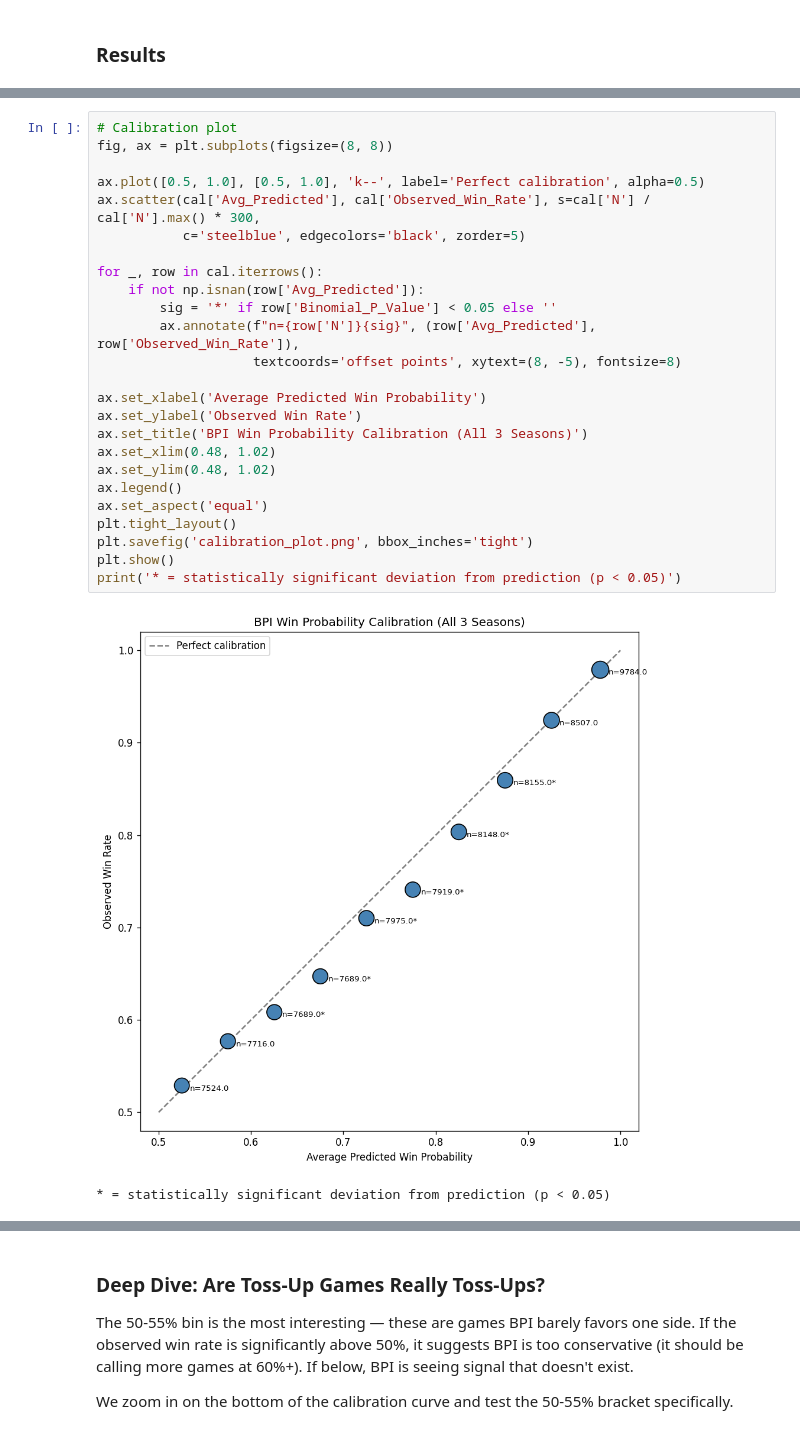
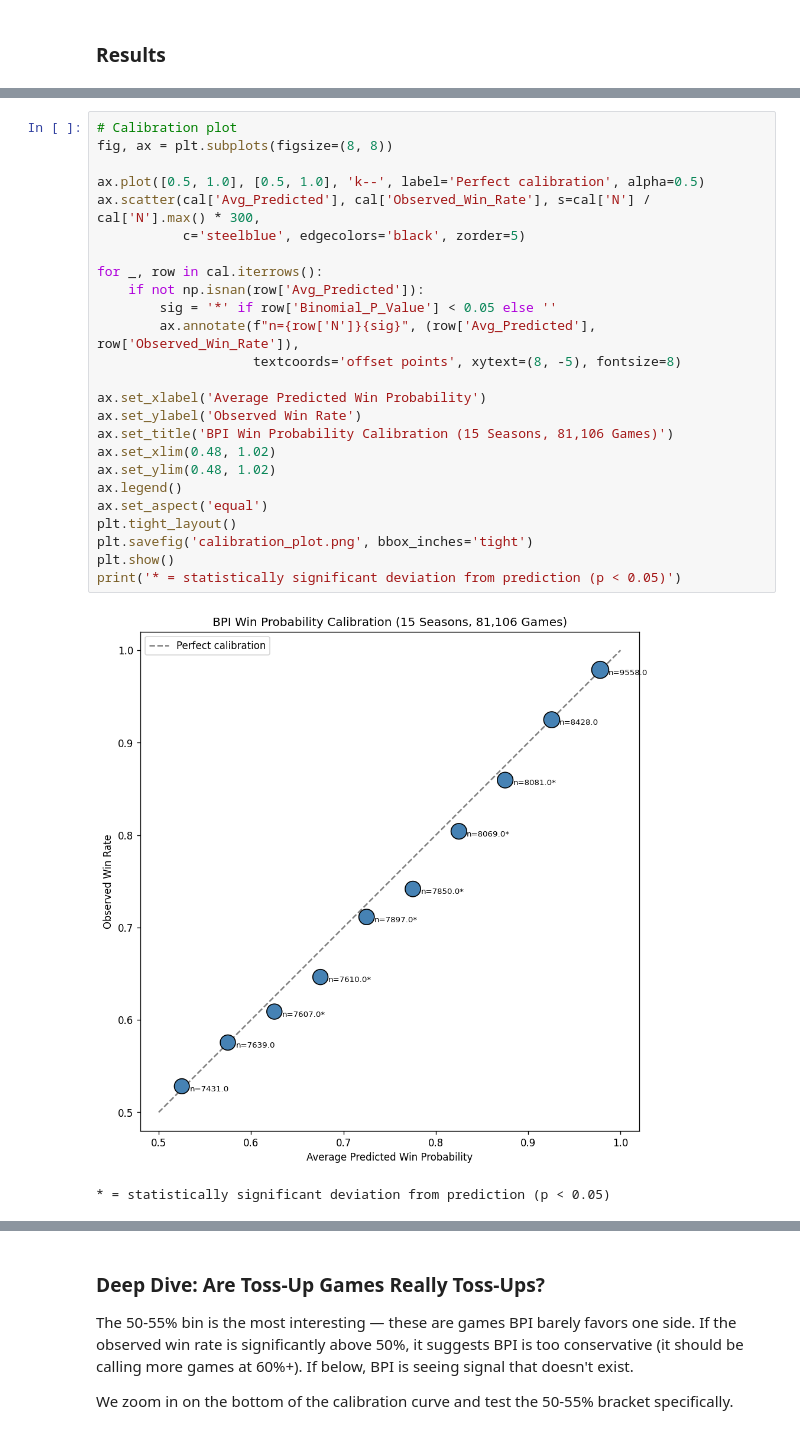
Before and after one commit to willdabeast3/ESPN-BPI, a Jupyter notebook: report.ipynb, the cells around one changed output, grey strips where cells are left out. Drawn from its saved outputs; the diff is of its cells as text.

```diff
--- a/report.ipynb
+++ b/report.ipynb
@@ -123,30 +102,30 @@ cal
 # %%
 # Calibration plot
 fig, ax = plt.subplots(figsize=(8, 8))
 
 ax.plot([0.5, 1.0], [0.5, 1.0], 'k--', label='Perfect calibration', alpha=0.5)
 ax.scatter(cal['Avg_Predicted'], cal['Observed_Win_Rate'], s=cal['N'] / cal['N'].max() * 300,
            c='steelblue', edgecolors='black', zorder=5)
 
 for _, row in cal.iterrows():
     if not np.isnan(row['Avg_Predicted']):
         sig = '*' if row['Binomial_P_Value'] < 0.05 else ''
         ax.annotate(f"n={row['N']}{sig}", (row['Avg_Predicted'], row['Observed_Win_Rate']),
                     textcoords='offset points', xytext=(8, -5), fontsize=8)
 
 ax.set_xlabel('Average Predicted Win Probability')
 ax.set_ylabel('Observed Win Rate')
-ax.set_title('BPI Win Probability Calibration (All 3 Seasons)')
+ax.set_title('BPI Win Probability Calibration (15 Seasons, 81,106 Games)')
 ax.set_xlim(0.48, 1.02)
 ax.set_ylim(0.48, 1.02)
 ax.legend()
 ax.set_aspect('equal')
 plt.tight_layout()
 plt.savefig('calibration_plot.png', bbox_inches='tight')
 plt.show()
 print('* = statistically significant deviation from prediction (p < 0.05)')
 # %% [output]
-[figure, old version]
+[figure, new version]
 * = statistically significant deviation from prediction (p < 0.05)
 # %%
 # Summary scores
```
Also changed, not shown: parts of 27 cells of this notebook, 3 other files.
